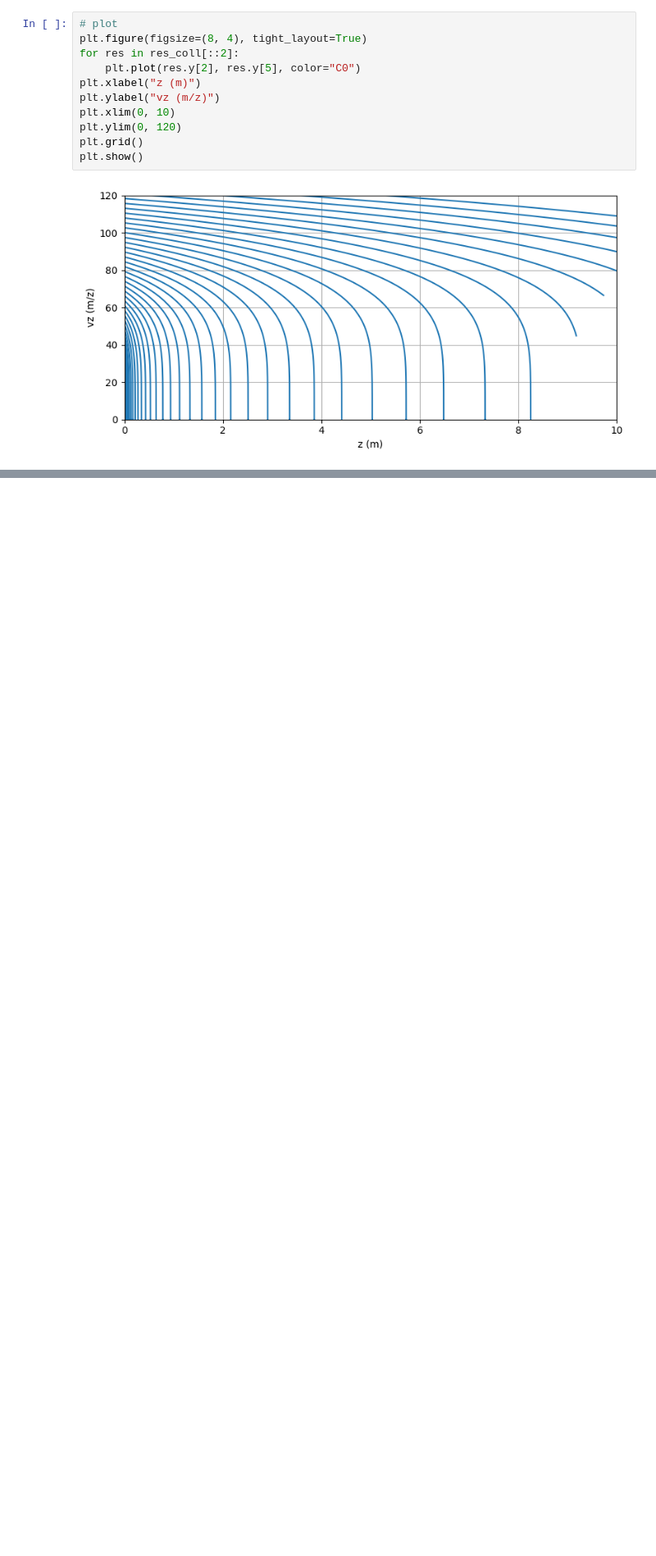
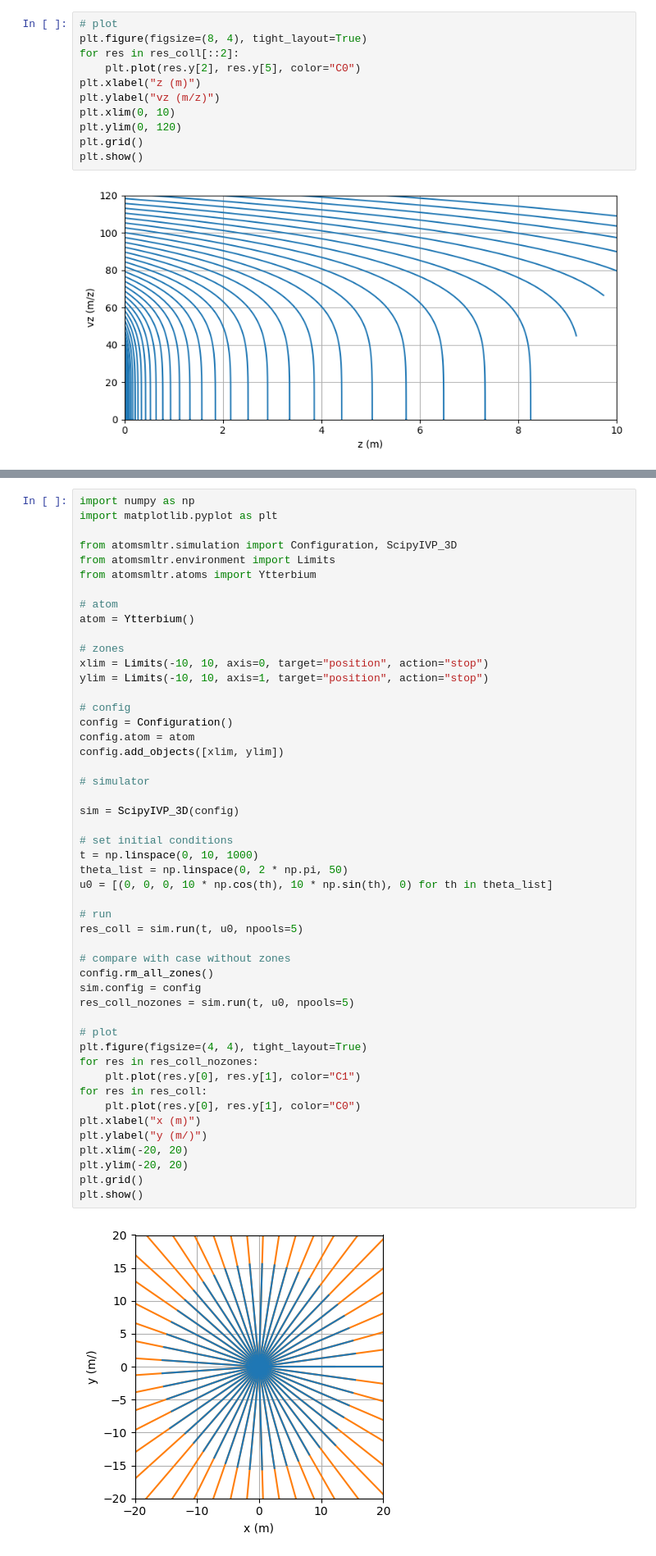
Before and after one commit to adareau/atomSmltr, a Jupyter notebook: docs/_notebook_examples/components/06-simulations.ipynb, the cells around one changed output, grey strips where cells are left out. Shown at 82% size. Saved outputs shown, nothing was run; the diff lists cells and outputs as text; blank space fills up the shorter version.

Commit message:
[examples] config & simulation

```diff
--- a/docs/_notebook_examples/components/06-simulations.ipynb
+++ b/docs/_notebook_examples/components/06-simulations.ipynb
@@ -87,0 +95,51 @@ plt.show()
+# %%
+import numpy as np
+import matplotlib.pyplot as plt
+
+from atomsmltr.simulation import Configuration, ScipyIVP_3D
+from atomsmltr.environment import Limits
+from atomsmltr.atoms import Ytterbium
+
+# atom
+atom = Ytterbium()
+
+# zones
+xlim = Limits(-10, 10, axis=0, target="position", action="stop")
+ylim = Limits(-10, 10, axis=1, target="position", action="stop")
+
+# config
+config = Configuration()
+config.atom = atom
+config.add_objects([xlim, ylim])
+
+# simulator
+
+sim = ScipyIVP_3D(config)
+
+# set initial conditions
+t = np.linspace(0, 10, 1000)
+theta_list = np.linspace(0, 2 * np.pi, 50)
+u0 = [(0, 0, 0, 10 * np.cos(th), 10 * np.sin(th), 0) for th in theta_list]
+
+# run
+res_coll = sim.run(t, u0, npools=5)
+
+# compare with case without zones
+config.rm_all_zones()
+sim.config = config
+res_coll_nozones = sim.run(t, u0, npools=5)
+
+# plot
+plt.figure(figsize=(4, 4), tight_layout=True)
+for res in res_coll_nozones:
+    plt.plot(res.y[0], res.y[1], color="C1")
+for res in res_coll:
+    plt.plot(res.y[0], res.y[1], color="C0")
+plt.xlabel("x (m)")
+plt.ylabel("y (m/)")
+plt.xlim(-20, 20)
+plt.ylim(-20, 20)
+plt.grid()
+plt.show()
+# %% [output]
+[figure, added]
```
Also changed, not shown: parts of 3 cells of this notebook, 1 other file.
